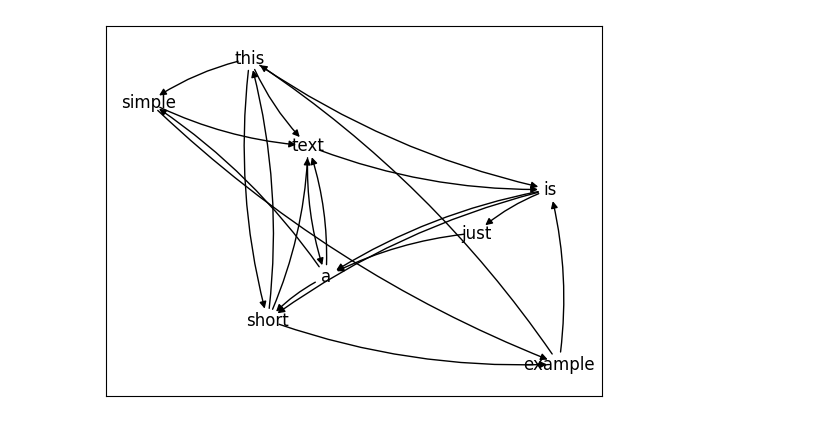
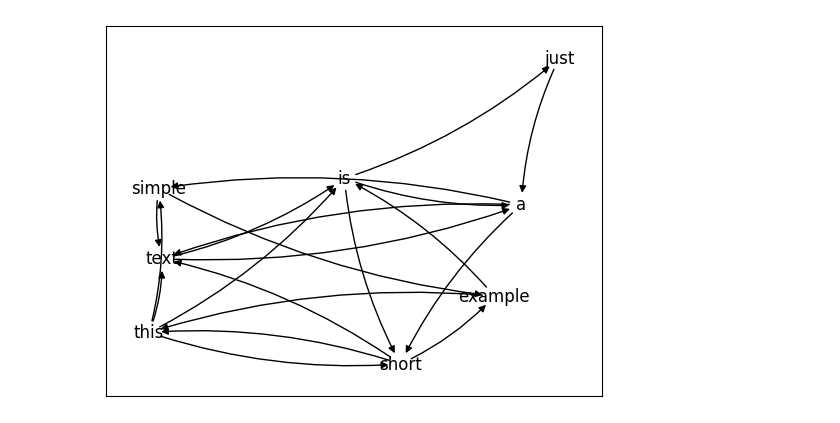
Before and after one commit to mapio/selma, a Jupyter notebook: Graph.ipynb, the cells around one changed output. Cells and saved outputs as stored; diff of their text form; code cells hidden in the pictures.

```diff
--- a/Graph.ipynb
+++ b/Graph.ipynb
@@ -31,11 +31,13 @@ G = nx.DiGraph()
 for s, t in edges:
   G.add_edge(s, t)
 # %%
-layout = gvlayout_factory('dot', heightscale=0.6)
+layout = gvlayout_factory('fdp', heightscale=0.6)
 pos = {node: (pos[0], pos[1]) for node, pos in layout(G).items()}
 # %%
-nx.draw_networkx_edges(G, pos, edge_color='black', connectionstyle='arc3,rad=0.1')
+nx.draw_networkx_edges(
+  G, pos, edge_color='black', connectionstyle='arc3,rad=0.1', arrows=True
+)
 nx.draw_networkx_labels(G, pos);
 # %% [output]
-[figure, old version]
+[figure, new version]
 # %%
```
Also changed, not shown: parts of 5 cells of this notebook, 4 other files.
